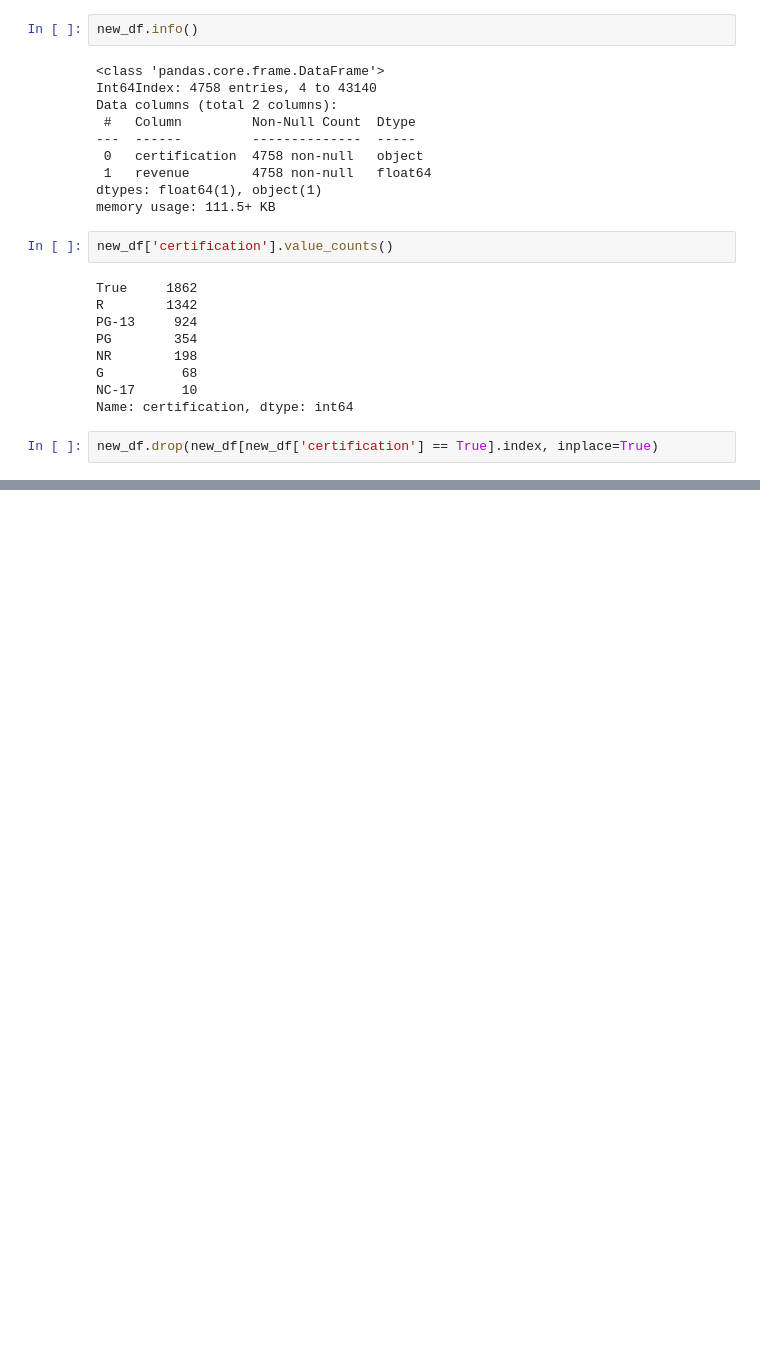
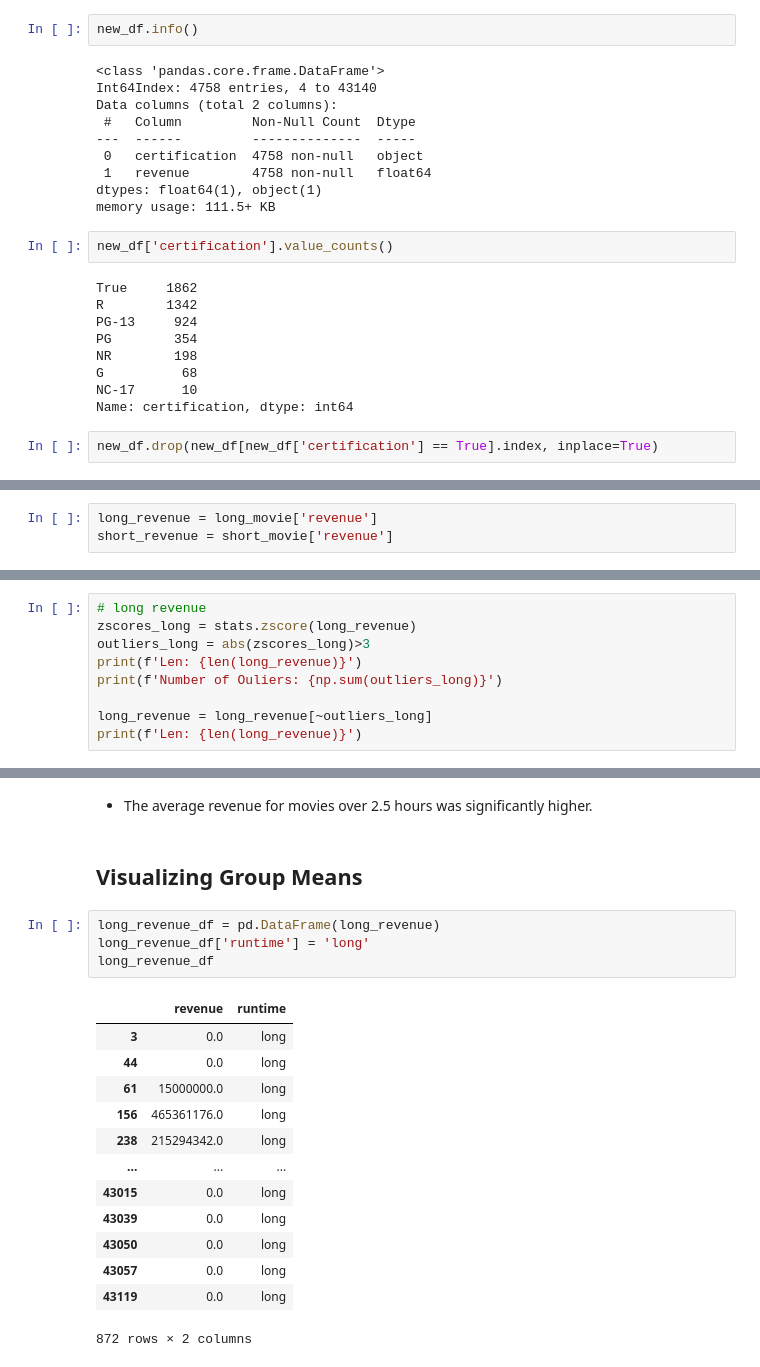
Before and after one commit to Mhoover41/Data-Enrichment-Project-3, a Jupyter notebook: IMDB Project Part 4 - ETL & Hypothesis Testing.ipynb, the cells around one changed output, grey strips where cells are left out. Drawn from its saved outputs; the diff is of its cells as text; blank space fills up the shorter version.

```diff
--- a/IMDB Project Part 4 - ETL & Hypothesis Testing.ipynb
+++ b/IMDB Project Part 4 - ETL & Hypothesis Testing.ipynb
@@ -762,0 +841,3 @@ groups_2.keys()
+# %%
+long_revenue = long_movie['revenue']
+short_revenue = short_movie['revenue']
@@ -762,0 +852,9 @@ groups_2.keys()
+# %%
+# long revenue
+zscores_long = stats.zscore(long_revenue)
+outliers_long = abs(zscores_long)>3
+print(f'Len: {len(long_revenue)}')
+print(f'Number of Ouliers: {np.sum(outliers_long)}')
+
+long_revenue = long_revenue[~outliers_long]
+print(f'Len: {len(long_revenue)}')
@@ -762,0 +915,22 @@ groups_2.keys()
+# %% [markdown]
+- The average revenue for movies over 2.5 hours was significantly higher.
+# %% [markdown]
+## Visualizing Group Means
+# %%
+long_revenue_df = pd.DataFrame(long_revenue)
+long_revenue_df['runtime'] = 'long'
+long_revenue_df
+# %% [output]
+|  | revenue | runtime |
+| 3 | 0.0 | long |
+| 44 | 0.0 | long |
+| 61 | 15000000.0 | long |
+| 156 | 465361176.0 | long |
+| 238 | 215294342.0 | long |
+| ... | ... | ... |
+| 43015 | 0.0 | long |
+| 43039 | 0.0 | long |
+| 43050 | 0.0 | long |
+| 43057 | 0.0 | long |
+| 43119 | 0.0 | long |
+872 rows × 2 columns
```
Also changed, not shown: parts of 109 cells of this notebook.
